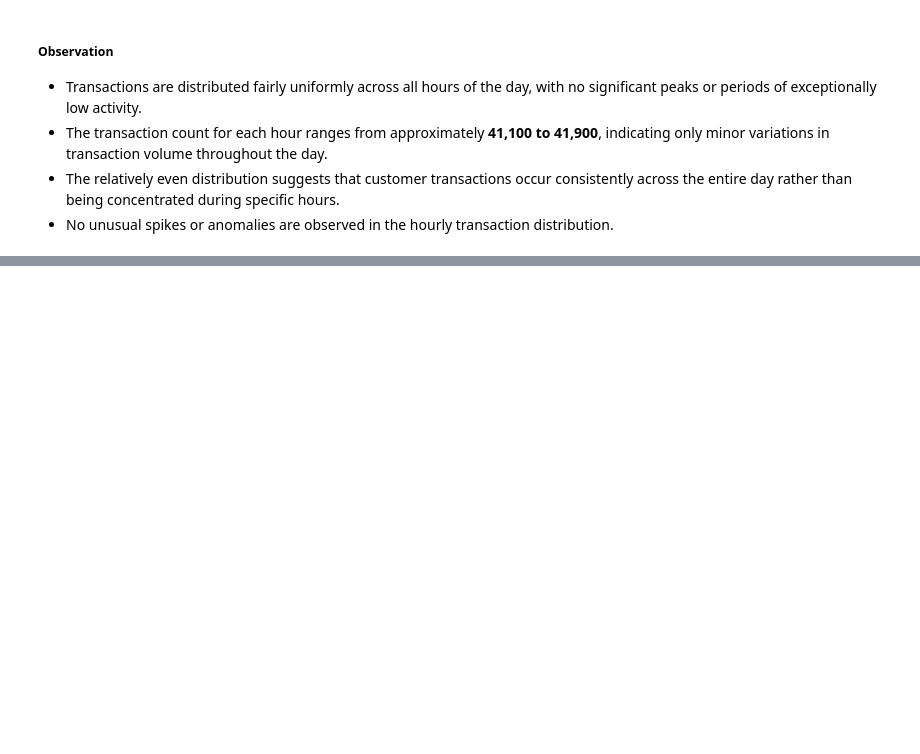
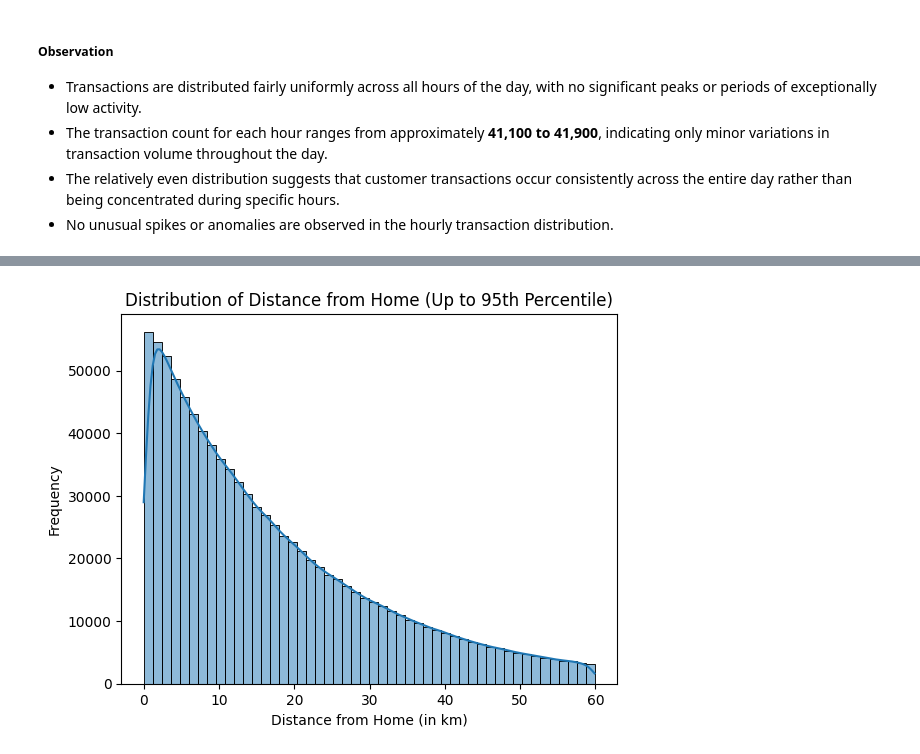
Before and after one commit to abhi-saurav-saroya/bank-fraud-eda, a Jupyter notebook: notebooks/02_exploratory_data_analysis.ipynb, the cells around one changed output, grey strips where cells are left out. Saved outputs shown, nothing was run; the diff lists cells and outputs as text; code cells hidden in the pictures; blank space fills up the shorter version.

```diff
--- a/notebooks/02_exploratory_data_analysis.ipynb
+++ b/notebooks/02_exploratory_data_analysis.ipynb
@@ -564,0 +614,16 @@ plt.show()
+# %%
+limit = df["distance_from_home_km"].quantile(0.95)
+
+sns.histplot(
+    df[df["distance_from_home_km"] <= limit]["distance_from_home_km"],
+    bins = 50,
+    kde = True
+)
+
+plt.xlabel("Distance from Home (in km)")
+plt.ylabel("Frequency")
+plt.title("Distribution of Distance from Home (Up to 95th Percentile)")
+
+plt.show()
+# %% [output]
+[figure, added]
```
Also changed, not shown: parts of 7 cells of this notebook.
